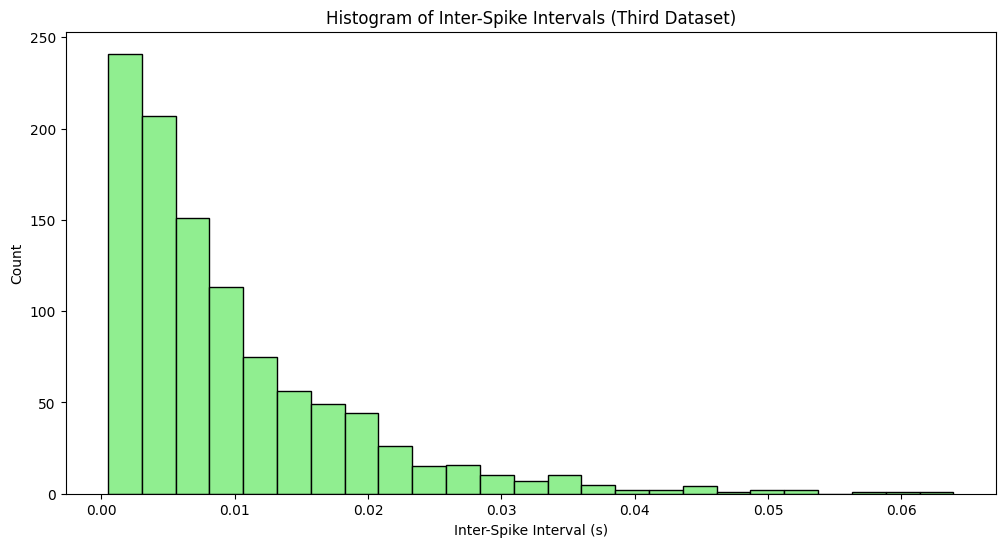
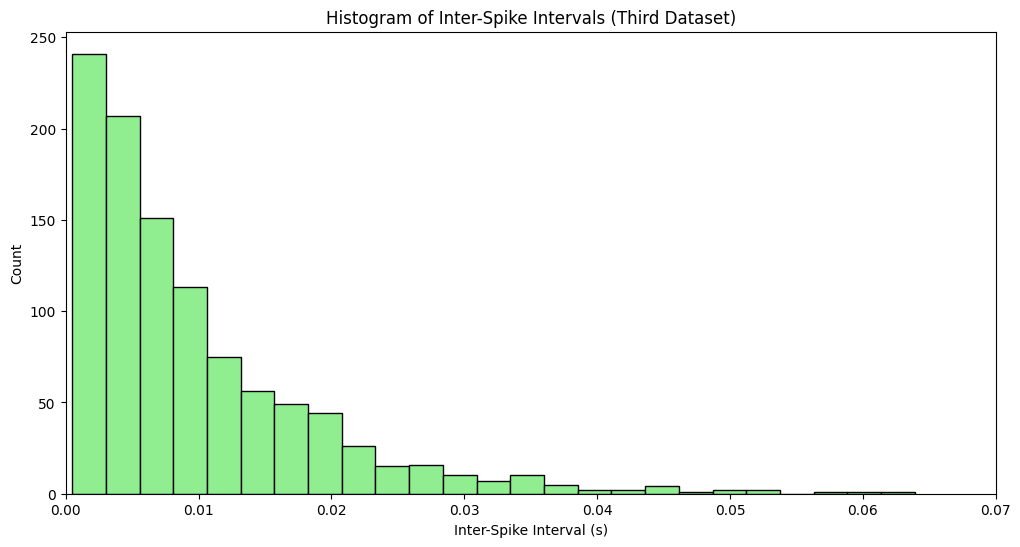
The change to this notebook cell's code, shown as a diff; its figure went from the first image to the second:
--- before
+++ after
@@ -11,4 +11,5 @@
 plt.ylabel('Count')
 plt.title('Histogram of Inter-Spike Intervals (Third Dataset)')
+plt.xlim(0, 0.07)
 plt.show()
 

Commit: refined the code and added a new tutorial for 3.3.